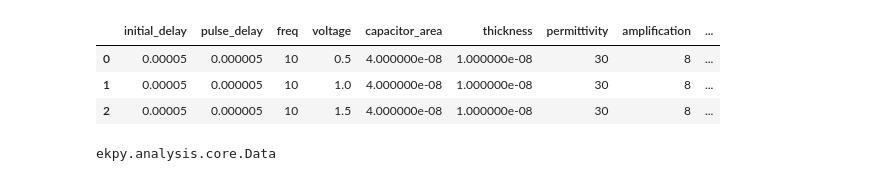
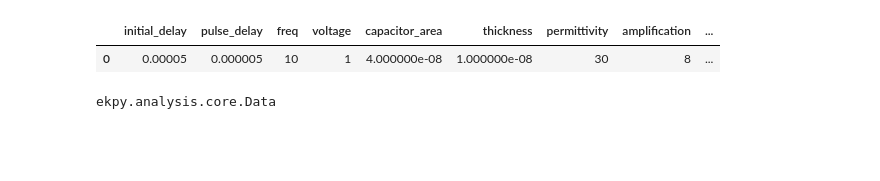
Before and after one commit to ElPsyKurisu/FE, a Jupyter notebook: analysis.ipynb, the cells around one changed output. Cells and saved outputs as stored; diff of their text form; code cells hidden in the pictures; blank space fills up the shorter version.

```diff
--- a/analysis.ipynb
+++ b/analysis.ipynb
@@ -6,15 +6,13 @@ from scipy.signal import find_peaks, savgol_filter, peak_widths
 import matplotlib.pyplot as plt
 # %%
 # load the dataset
-dset = analysis.load_Dataset('./testnew')
+dset = analysis.load_Dataset('./newsampleworksradiant')
 
 # print dset, parsable collection of meta data which holds pointers to the real data files
 dset
 # %% [output]
 |  | initial_delay | pulse_delay | freq | voltage | capacitor_area | thickness | permittivity | amplification | ... |
-| 0 | 0.00005 | 0.000005 | 10 | 0.5 | 4.000000e-08 | 1.000000e-08 | 30 | 8 | ... |
-| 1 | 0.00005 | 0.000005 | 10 | 1.0 | 4.000000e-08 | 1.000000e-08 | 30 | 8 | ... |
-| 2 | 0.00005 | 0.000005 | 10 | 1.5 | 4.000000e-08 | 1.000000e-08 | 30 | 8 | ... |
+| 0 | 0.00005 | 0.000005 | 10 | 1 | 4.000000e-08 | 1.000000e-08 | 30 | 8 | ... |
 # %%
 data = dset.get_data()
 # %%
```
Also changed, not shown: parts of 15 cells of this notebook, 5 other files.
